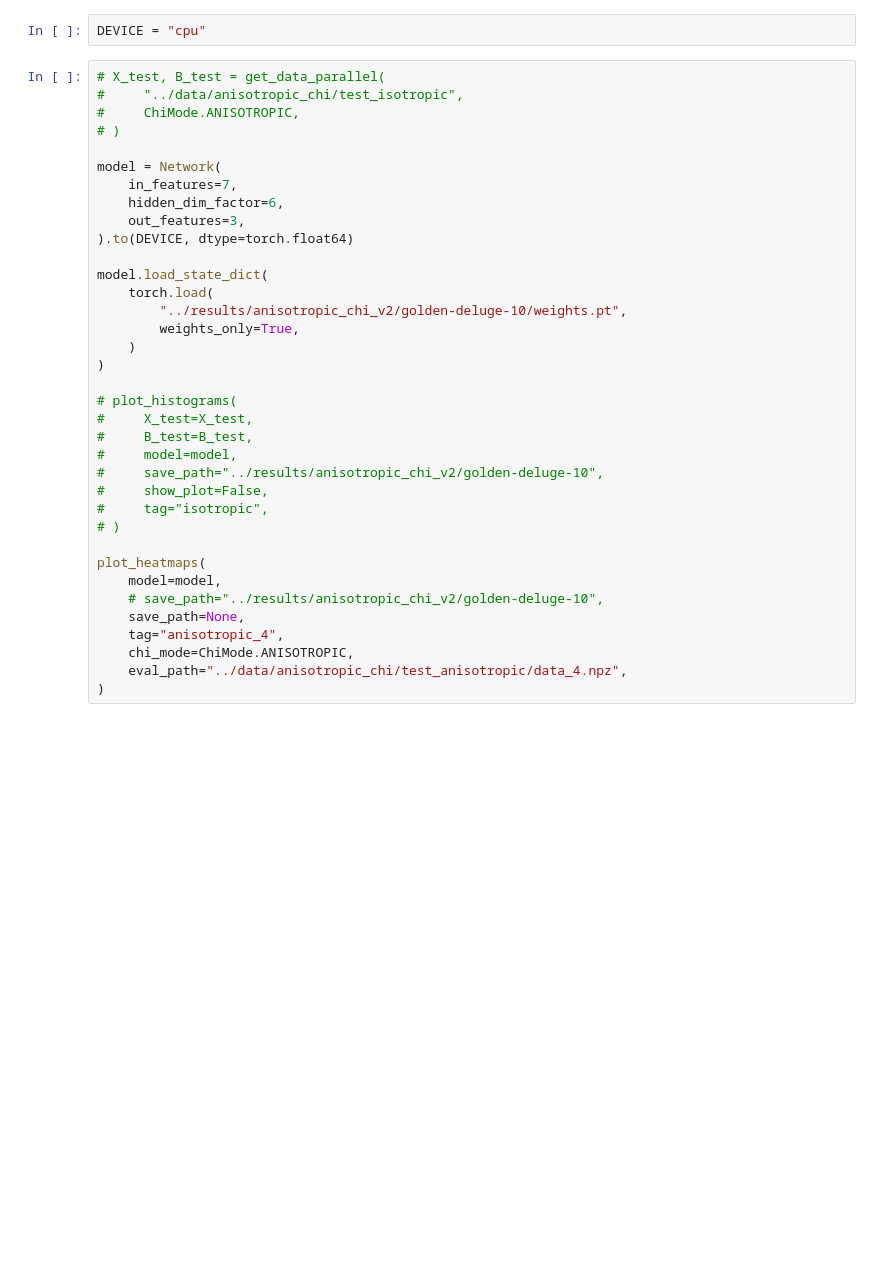
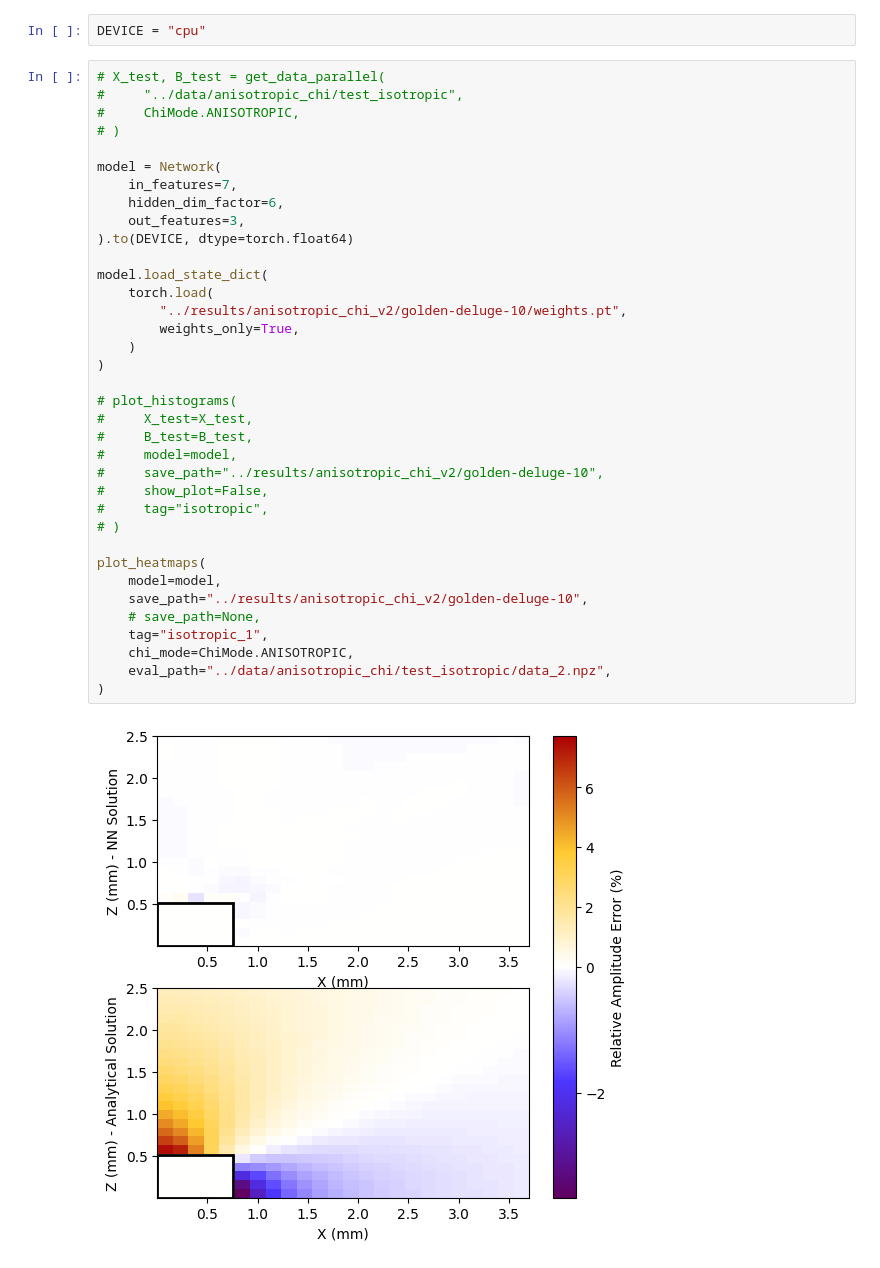
Before and after one commit to jack-smithy/nn_magnetics, a Jupyter notebook: notebooks/test.ipynb, the cells around one changed output. Saved outputs shown, nothing was run; the diff lists cells and outputs as text; blank space fills up the shorter version.

```diff
--- a/notebooks/test.ipynb
+++ b/notebooks/test.ipynb
@@ -13,34 +16,36 @@ DEVICE = "cpu"
 #     "../data/anisotropic_chi/test_isotropic",
 #     ChiMode.ANISOTROPIC,
 # )
 
 model = Network(
     in_features=7,
     hidden_dim_factor=6,
     out_features=3,
 ).to(DEVICE, dtype=torch.float64)
 
 model.load_state_dict(
     torch.load(
         "../results/anisotropic_chi_v2/golden-deluge-10/weights.pt",
         weights_only=True,
     )
 )
 
 # plot_histograms(
 #     X_test=X_test,
 #     B_test=B_test,
 #     model=model,
 #     save_path="../results/anisotropic_chi_v2/golden-deluge-10",
 #     show_plot=False,
 #     tag="isotropic",
 # )
 
 plot_heatmaps(
     model=model,
-    # save_path="../results/anisotropic_chi_v2/golden-deluge-10",
-    save_path=None,
-    tag="anisotropic_4",
+    save_path="../results/anisotropic_chi_v2/golden-deluge-10",
+    # save_path=None,
+    tag="isotropic_1",
     chi_mode=ChiMode.ANISOTROPIC,
-    eval_path="../data/anisotropic_chi/test_anisotropic/data_4.npz",
+    eval_path="../data/anisotropic_chi/test_isotropic/data_2.npz",
 )
+# %% [output]
+[figure, added]
```
Also changed, not shown: parts of 2 cells of this notebook, 12 other files.
